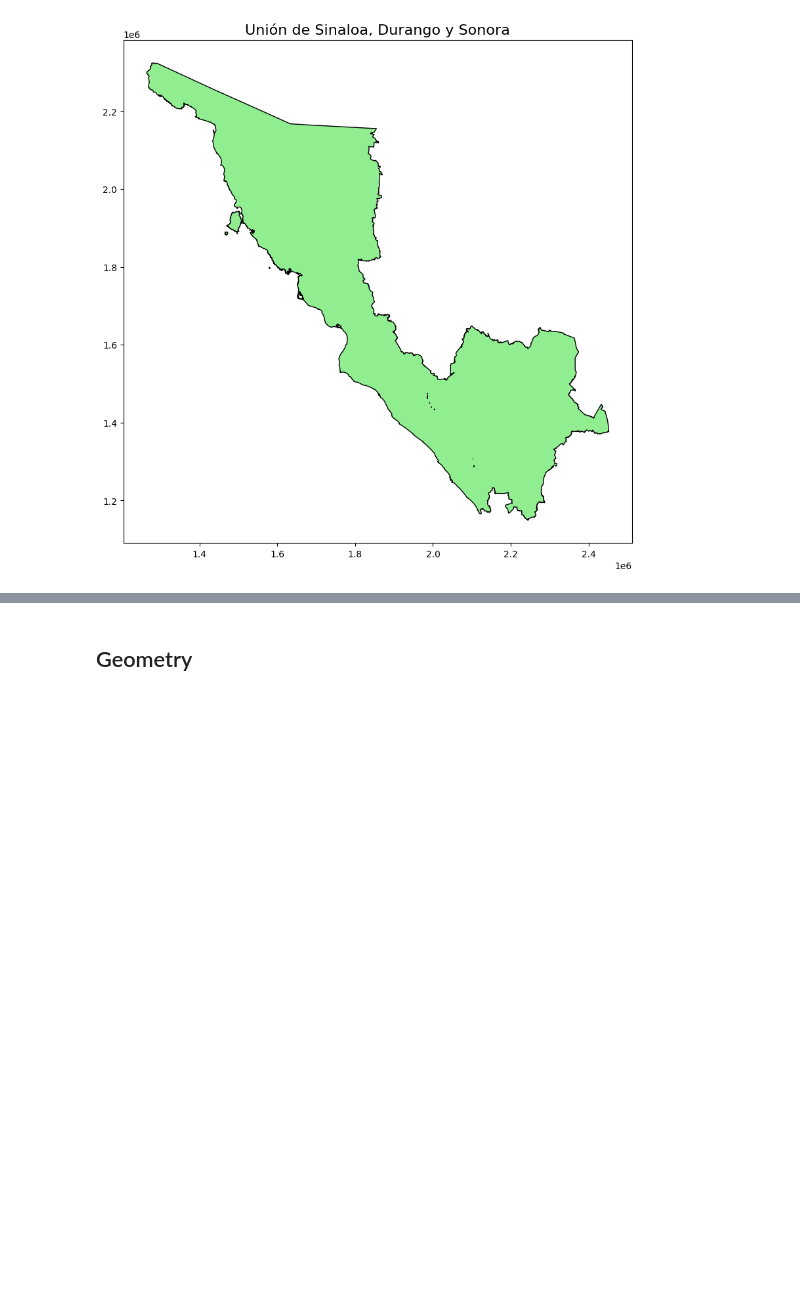
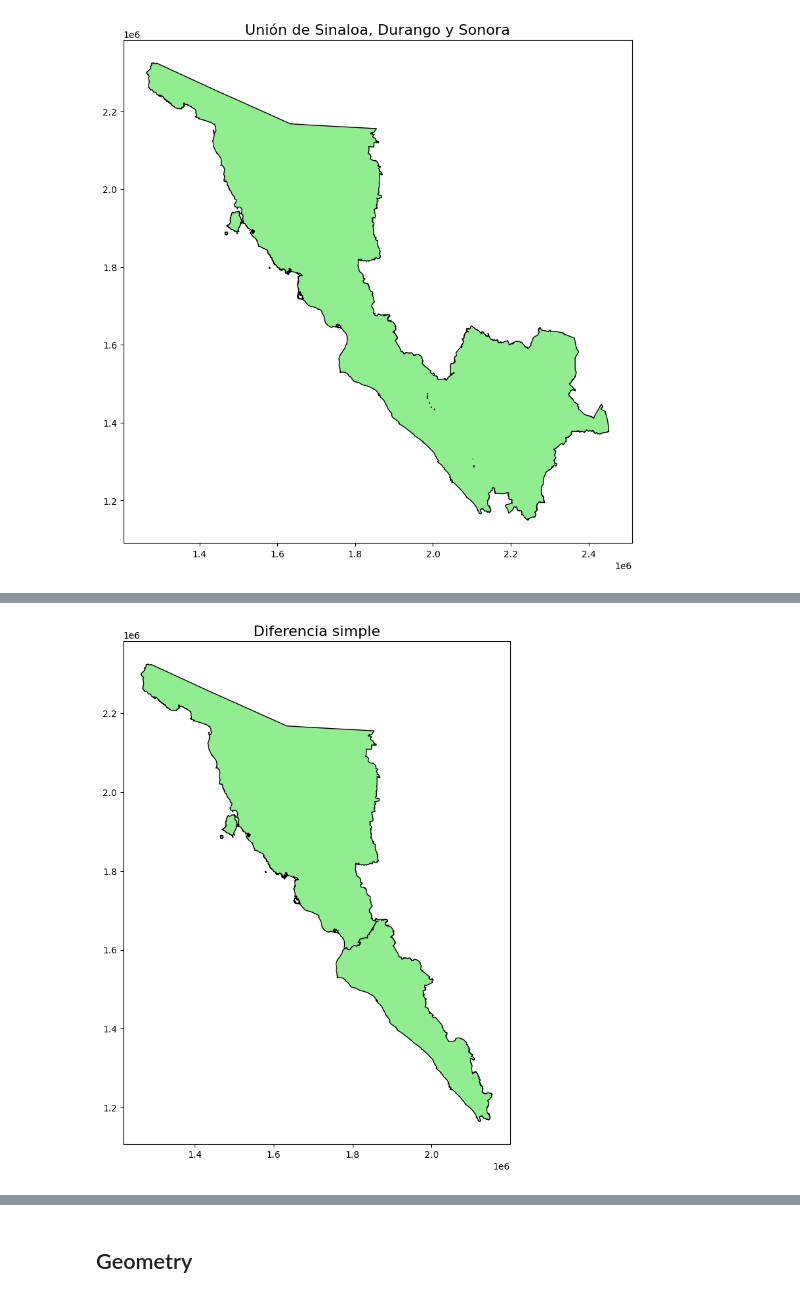
Before and after one commit to barbaperezf/INEGI-Shp, a Jupyter notebook: Clase.ipynb, the cells around one changed output, grey strips where cells are left out. Saved outputs shown, nothing was run; the diff lists cells and outputs as text; code cells hidden in the pictures; blank space fills up the shorter version.

```diff
--- a/Clase.ipynb
+++ b/Clase.ipynb
@@ -135,0 +157,15 @@ plt.show()
+# %%
+
+# Unir las geometrías de los tres estados
+gdf_union1 = gdf_estados1.geometry.unary_union
+gdf_union2 = gdf_estados2.geometry.unary_union
+
+gdf_diff1 = gdf_estados1.geometry.difference(gdf_union2)
+
+# Graficar la diferencia de las geometrías
+fig, ax = plt.subplots(figsize=(10, 10))
+gpd.GeoSeries(gdf_diff1).plot(ax=ax, color='lightgreen', edgecolor='black')
+ax.set_title('Diferencia simple', fontsize=16)
+plt.show()
+# %% [output]
+[figure, added]
```
Also changed, not shown: parts of 8 cells of this notebook, 1 other file.
